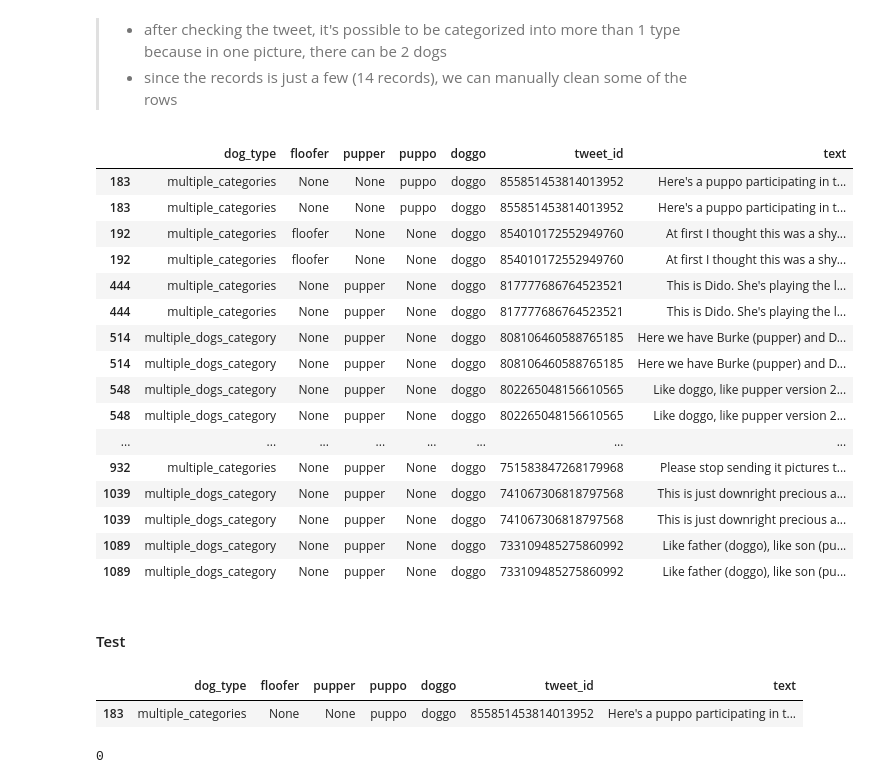
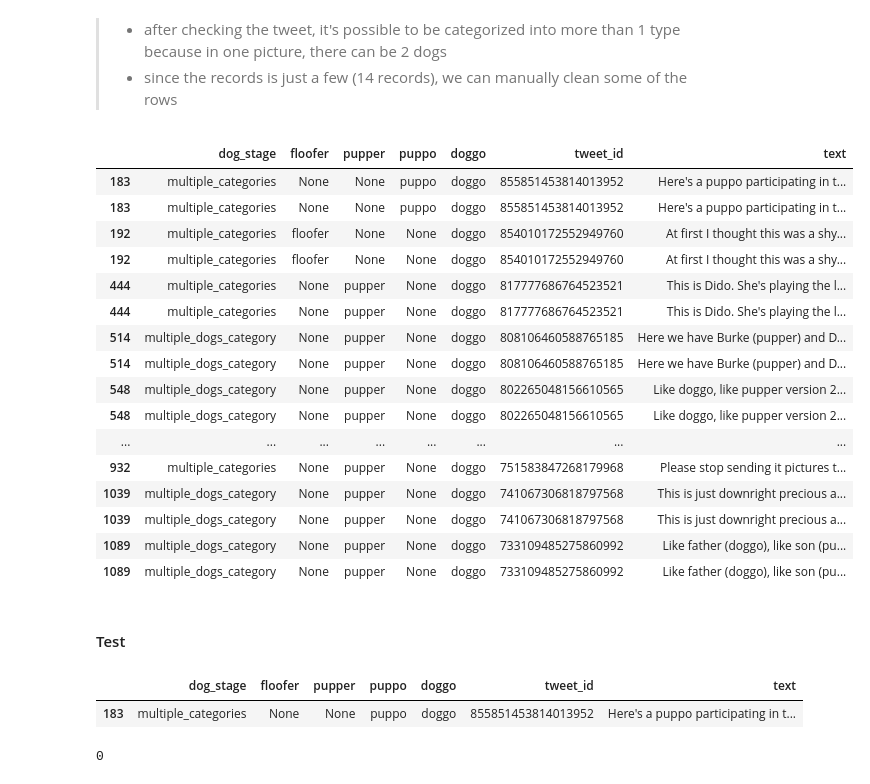
Before and after one commit to primalusiana/twitter-data-wrangling, a Jupyter notebook: wrangle_act.ipynb, the cells around one changed output. Cells and saved outputs as stored; diff of their text form; code cells hidden in the pictures.

```diff
--- a/wrangle_act.ipynb
+++ b/wrangle_act.ipynb
@@ -431,7 +443,7 @@ df_dog_cmb = df_dog_cmb[df_dog_cmb[0]!="None"].index.to_frame().reset_index(leve
 df_dog_cmb.drop(0, axis=1, inplace=True)
 # %%
 # rename column 1
-df_dog_cmb.rename(columns={1: "dog_type"}, inplace=True)
+df_dog_cmb.rename(columns={1: "dog_stage"}, inplace=True)
 # %%
 # join with df_cln
 df_cln = pd.merge(df_cln, df_dog_cmb, how="left" ,left_index=True, right_index=True)
@@ -489,23 +501,23 @@ df_cln[df_cln.index.duplicated(keep=False)][['dog_type','floofer','pupper','pupp
 > - since the records is just a few (14 records), we can manually clean some of the rows
 # %%
 # manually categorize the tweets
-df_cln.loc[183,'dog_type'] = "multiple_categories"
-df_cln.loc[192,'dog_type'] = "multiple_categories"
-df_cln.loc[444,'dog_type'] = "multiple_categories"
-df_cln.loc[514,'dog_type'] = "multiple_dogs_category"
-df_cln.loc[548,'dog_type'] = "multiple_dogs_category"
-df_cln.loc[557,'dog_type'] = "multiple_categories"
-df_cln.loc[687,'dog_type'] = "multiple_categories"
-df_cln.loc[715,'dog_type'] = "multiple_dogs_category"
-df_cln.loc[867,'dog_type'] = "multiple_dogs_category"
-df_cln.loc[932,'dog_type'] = "multiple_categories"
-df_cln.loc[1039,'dog_type'] = "multiple_dogs_category"
-df_cln.loc[1089,'dog_type'] = "multiple_dogs_category"
+df_cln.loc[183,'dog_stage'] = "multiple_categories"
+df_cln.loc[192,'dog_stage'] = "multiple_categories"
+df_cln.loc[444,'dog_stage'] = "multiple_categories"
+df_cln.loc[514,'dog_stage'] = "multiple_dogs_category"
+df_cln.loc[548,'dog_stage'] = "multiple_dogs_category"
+df_cln.loc[557,'dog_stage'] = "multiple_categories"
+df_cln.loc[687,'dog_stage'] = "multiple_categories"
+df_cln.loc[715,'dog_stage'] = "multiple_dogs_category"
+df_cln.loc[867,'dog_stage'] = "multiple_dogs_category"
+df_cln.loc[932,'dog_stage'] = "multiple_categories"
+df_cln.loc[1039,'dog_stage'] = "multiple_dogs_category"
+df_cln.loc[1089,'dog_stage'] = "multiple_dogs_category"
 # %%
 # check the changes
-df_cln[df_cln.index.duplicated(keep=False)][['dog_type','floofer','pupper','puppo','doggo','tweet_id','text']]
+df_cln[df_cln.index.duplicated(keep=False)][['dog_stage','floofer','pupper','puppo','doggo','tweet_id','text']]
 # %% [output]
-|  | dog_type | floofer | pupper | puppo | doggo | tweet_id | text |
+|  | dog_stage | floofer | pupper | puppo | doggo | tweet_id | text |
 | 183 | multiple_categories | None | None | puppo | doggo | 855851453814013952 | Here's a puppo participating in t... |
 | 183 | multiple_categories | None | None | puppo | doggo | 855851453814013952 | Here's a puppo participating in t... |
 | 192 | multiple_categories | floofer | None | None | doggo | 854010172552949760 | At first I thought this was a shy... |
@@ -529,9 +541,9 @@ df_cln = df_cln[df_cln.index.duplicated(keep='first') == False]
 #### Test
 # %%
 # check one sample
-df_cln[df_cln.index == 183][['dog_type','floofer','pupper','puppo','doggo','tweet_id','text']]
+df_cln[df_cln.index == 183][['dog_stage','floofer','pupper','puppo','doggo','tweet_id','text']]
 # %% [output]
-|  | dog_type | floofer | pupper | puppo | doggo | tweet_id | text |
+|  | dog_stage | floofer | pupper | puppo | doggo | tweet_id | text |
 | 183 | multiple_categories | None | None | puppo | doggo | 855851453814013952 | Here's a puppo participating in t... |
 # %%
 # check total of duplicate rows
```
Also changed, not shown: parts of 56 cells of this notebook, 1 other file.
